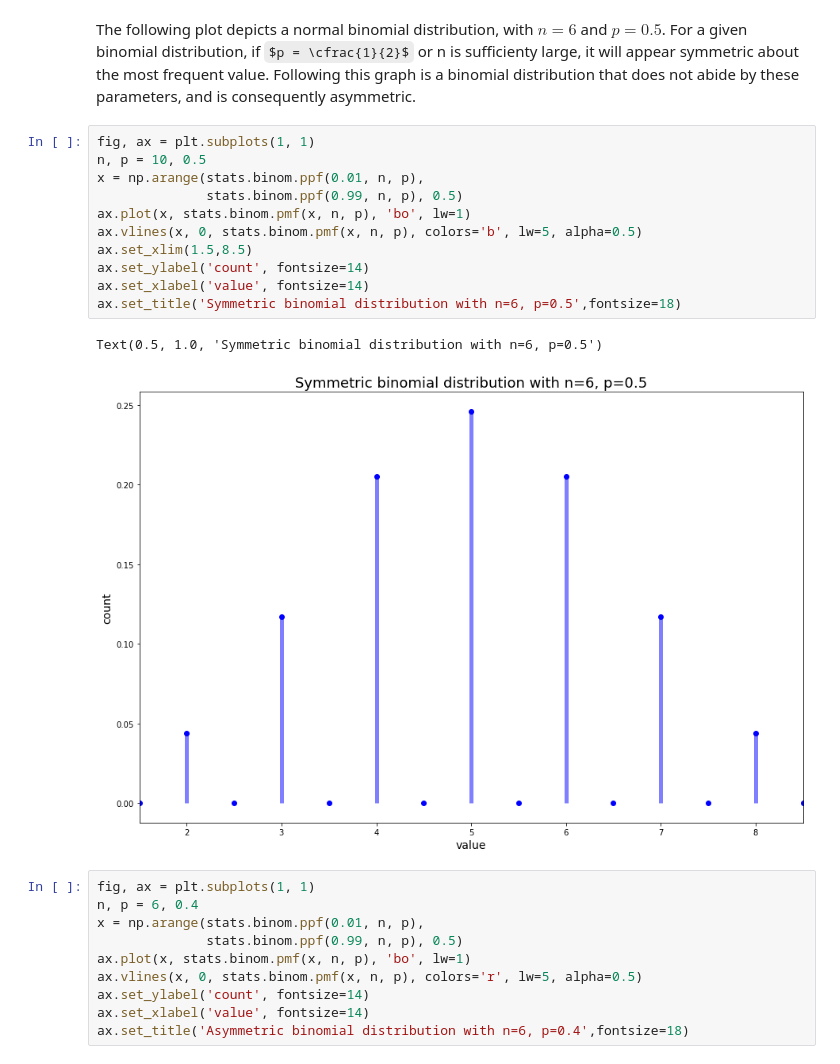
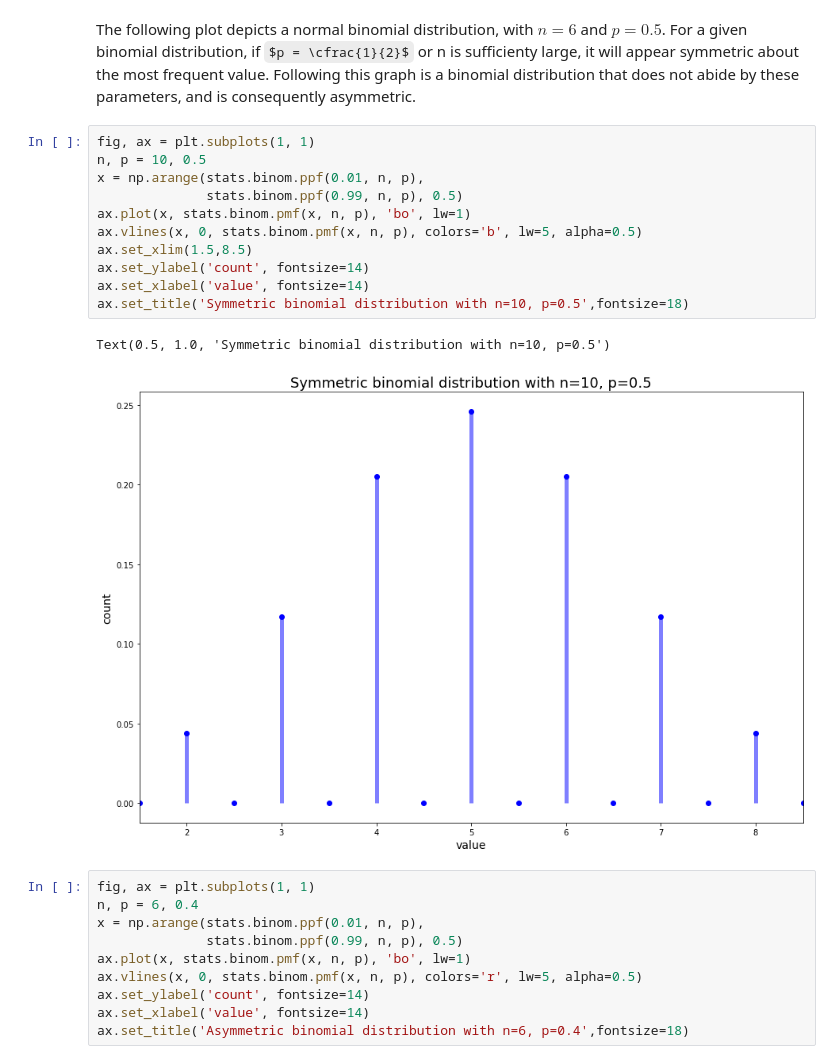
Before and after one commit to Cosack135/PHYS-434, a Jupyter notebook: Lab1.ipynb, the cells around one changed output. Saved outputs shown, nothing was run; the diff lists cells and outputs as text; some formulas as TeX source.

```diff
--- a/Lab1.ipynb
+++ b/Lab1.ipynb
@@ -192,17 +186,17 @@ The following plot depicts a normal binomial distribution, with $n = 6$ and $p =
 # %%
 fig, ax = plt.subplots(1, 1)
 n, p = 10, 0.5
 x = np.arange(stats.binom.ppf(0.01, n, p),
               stats.binom.ppf(0.99, n, p), 0.5)
 ax.plot(x, stats.binom.pmf(x, n, p), 'bo', lw=1)
 ax.vlines(x, 0, stats.binom.pmf(x, n, p), colors='b', lw=5, alpha=0.5)
 ax.set_xlim(1.5,8.5)
 ax.set_ylabel('count', fontsize=14)
 ax.set_xlabel('value', fontsize=14)
-ax.set_title('Symmetric binomial distribution with n=6, p=0.5',fontsize=18)
+ax.set_title('Symmetric binomial distribution with n=10, p=0.5',fontsize=18)
 # %% [output]
-Text(0.5, 1.0, 'Symmetric binomial distribution with n=6, p=0.5')
+Text(0.5, 1.0, 'Symmetric binomial distribution with n=10, p=0.5')
-[figure, old version]
+[figure, new version]
 # %%
 fig, ax = plt.subplots(1, 1)
 n, p = 6, 0.4
```
Also changed, not shown: parts of 2 cells of this notebook, 1 other file.
